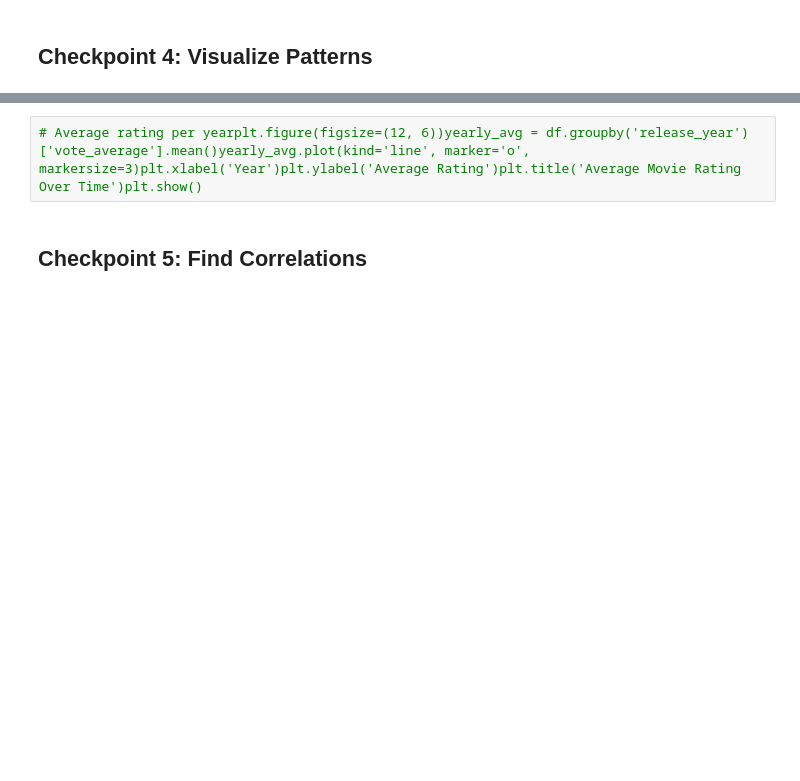
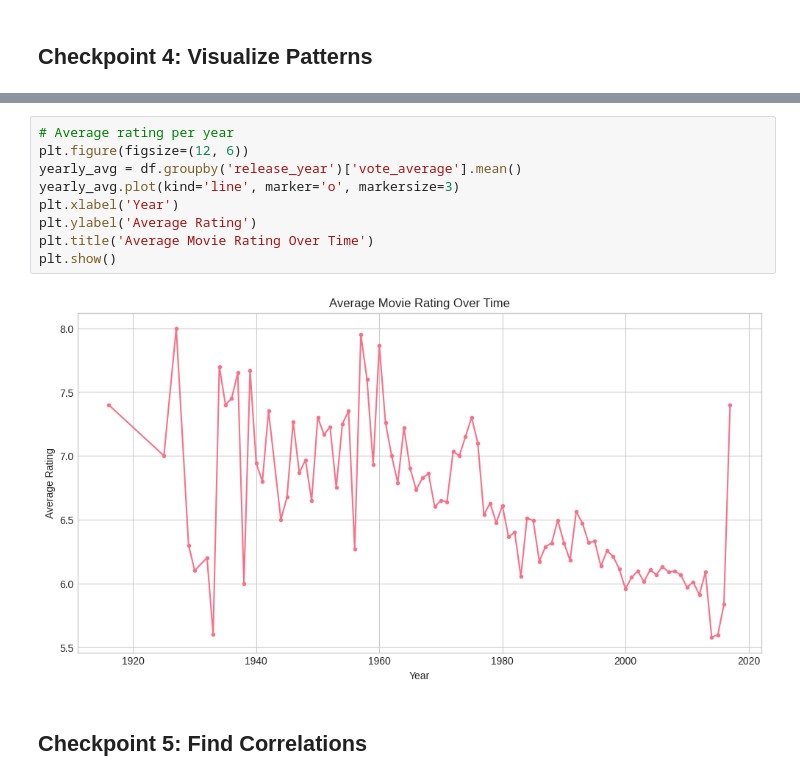
Before and after one commit to DKeAlvaro/Intro-DSAI, a Jupyter notebook: solutions/workshop_solutions.ipynb, the cells around one changed output, grey strips where cells are left out. Saved outputs shown, nothing was run; the diff lists cells and outputs as text; blank space fills up the shorter version.

```diff
--- a/solutions/workshop_solutions.ipynb
+++ b/solutions/workshop_solutions.ipynb
@@ -37,5 +194,14 @@
 # %%
-# Average rating per yearplt.figure(figsize=(12, 6))yearly_avg = df.groupby('release_year')['vote_average'].mean()yearly_avg.plot(kind='line', marker='o', markersize=3)plt.xlabel('Year')plt.ylabel('Average Rating')plt.title('Average Movie Rating Over Time')plt.show()
+# Average rating per year
+plt.figure(figsize=(12, 6))
+yearly_avg = df.groupby('release_year')['vote_average'].mean()
+yearly_avg.plot(kind='line', marker='o', markersize=3)
+plt.xlabel('Year')
+plt.ylabel('Average Rating')
+plt.title('Average Movie Rating Over Time')
+plt.show()
+# %% [output]
+[figure, added]
 # %% [markdown]
 ## Checkpoint 5:  Find Correlations
 # %%
```
Also changed, not shown: parts of 26 cells of this notebook, 3 other files.
